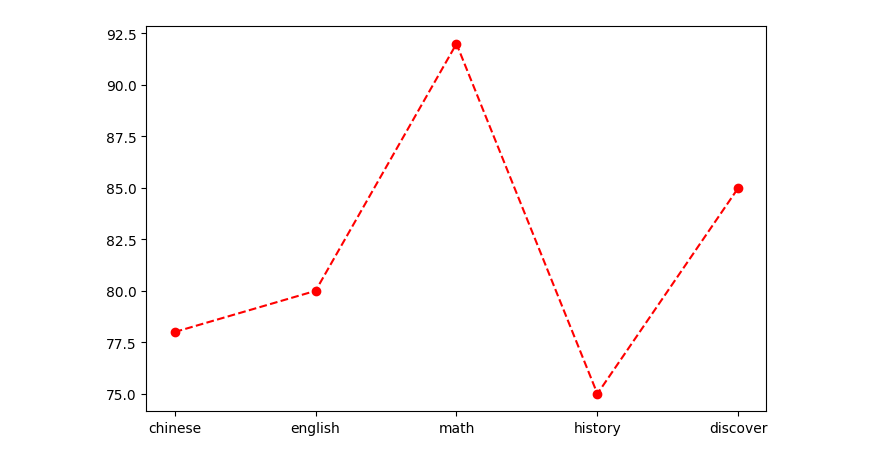
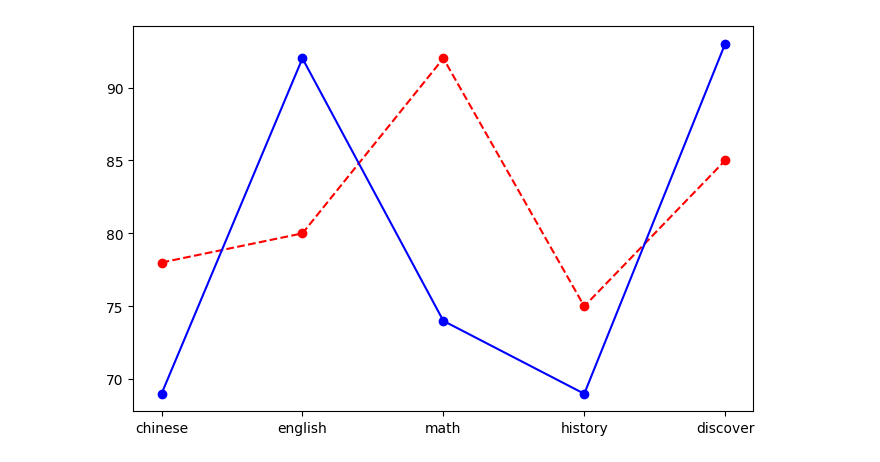
Before and after one commit to roberthsu2003/__2024_07_01_Shilin_python__, a Jupyter notebook: lesson15/lesson15_1.ipynb, the cells around one changed output. Drawn from its saved outputs; the diff is of its cells as text; code cells hidden in the pictures.

```diff
--- a/lesson15/lesson15_1.ipynb
+++ b/lesson15/lesson15_1.ipynb
@@ -1,19 +1,28 @@
 # %%
 import matplotlib.pyplot as plt
 
 student1 = {'chinese':78,
             'english':80,
             'math':92,
             'history':75,
             'discover':85}
 
+student2 = {'chinese':69,
+            'english':92,
+            'math':74,
+            'history':69,
+            'discover':93}
+
 subjects = list(student1.keys())
 score1 = list(student1.values())
 
 figure = plt.figure(figsize=(8,5))
 axes = figure.add_subplot(1,1,1)
 axes.plot(subjects,score1,'ro--')
 
+score2 = list(student2.values())
+axes.plot(subjects,score2,'bo-')
+
 plt.show()
 # %% [output]
-[figure, old version]
+[figure, new version]
```
